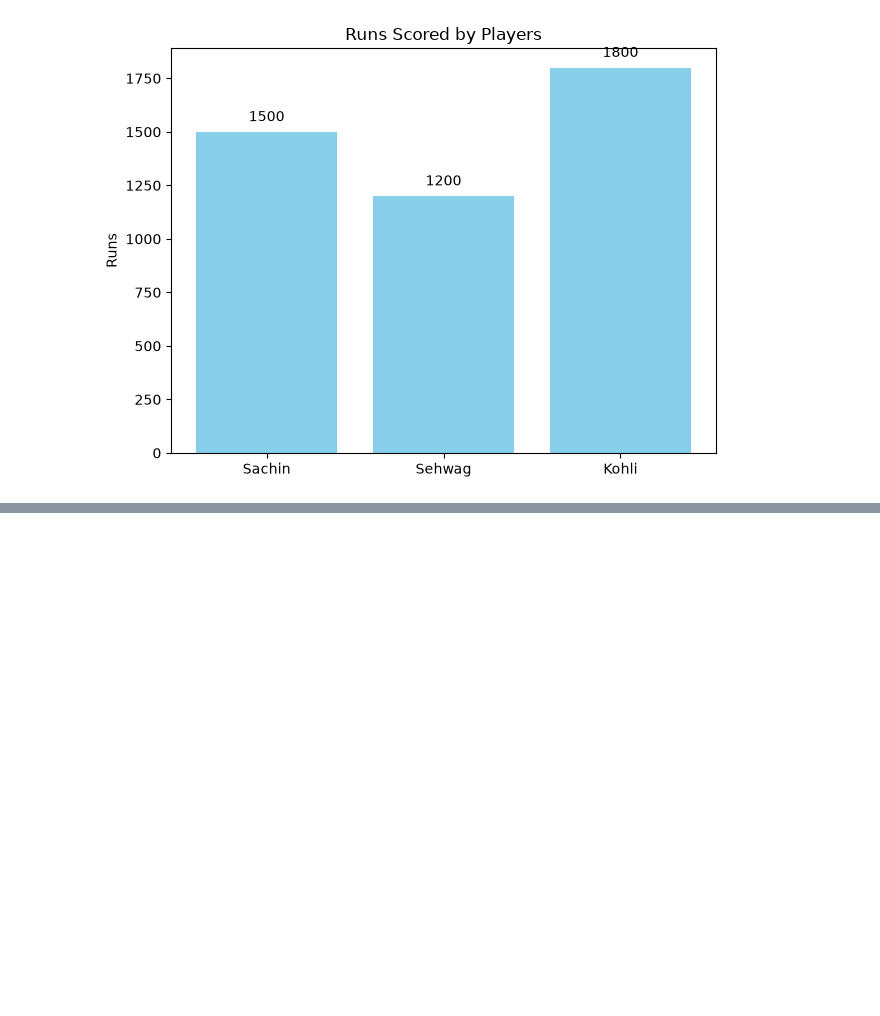
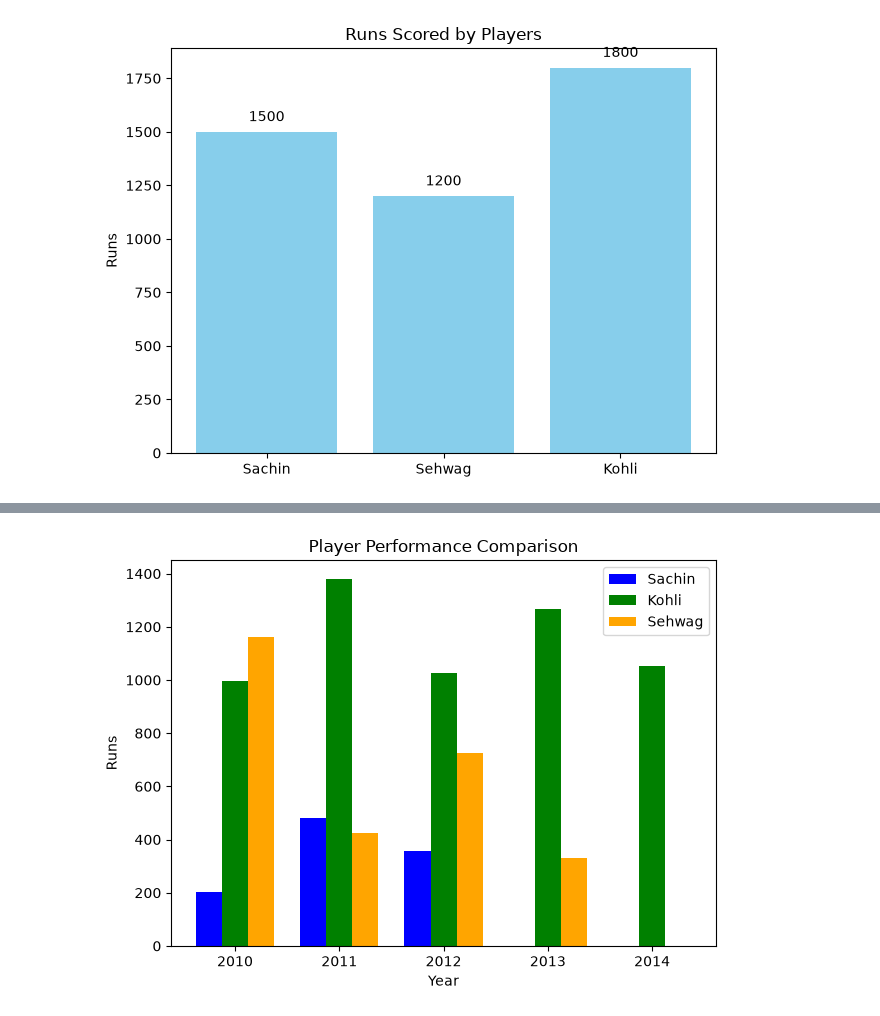
Before and after one commit to Luckyverma04/ultimate-data-science, a Jupyter notebook: Matplotlib/Bar.ipynb, the cells around one changed output, grey strips where cells are left out. Cells and saved outputs as stored; diff of their text form; code cells hidden in the pictures; blank space fills up the shorter version.

```diff
--- a/Matplotlib/Bar.ipynb
+++ b/Matplotlib/Bar.ipynb
@@ -86,0 +90,26 @@ plt.tight_layout()
+# %%
+import numpy as np
+import matplotlib.pyplot as plt
+
+years = [2010, 2011, 2012, 2013, 2014]
+
+sachin = [204, 482, 356, 0, 0]
+kohli = [995, 1381, 1026, 1268, 1054]
+sehwag = [1161, 424, 724, 330, 0]
+
+x = np.arange(len(years))
+width = 0.25
+
+plt.bar(x - width, sachin, width, label="Sachin",color="blue")
+plt.bar(x, kohli, width, label="Kohli",color="green")
+plt.bar(x + width, sehwag, width, label="Sehwag",color="orange")
+
+plt.xticks(x, years)
+plt.xlabel("Year")
+plt.ylabel("Runs")
+plt.title("Player Performance Comparison")
+plt.legend()
+plt.tight_layout()
+plt.show()
+# %% [output]
+[figure, added]
```
Also changed, not shown: parts of 1 cell of this notebook, 1 other file.
